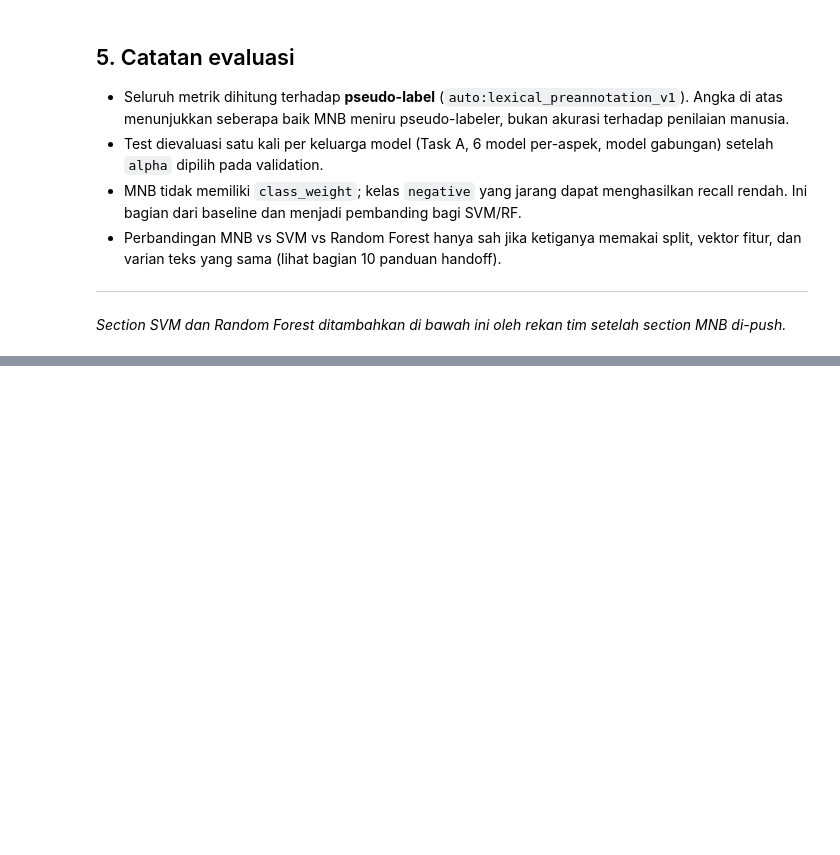
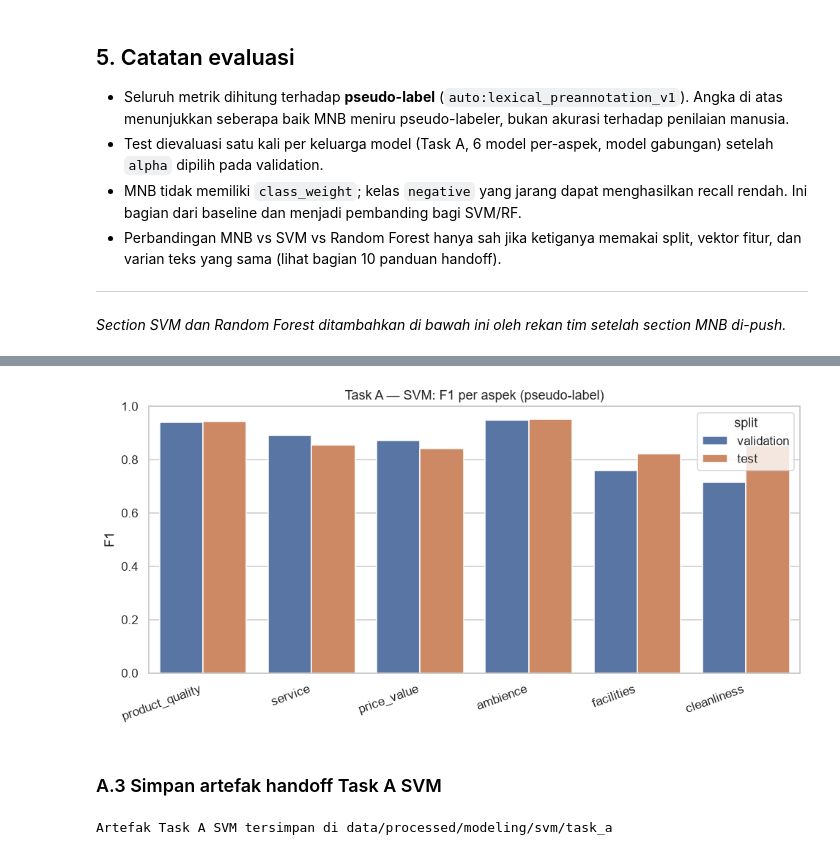
Before and after one commit to Hafizh220705/brewscope-coffee-insights, a Jupyter notebook: notebooks/03_modeling_all_models.ipynb, the cells around one changed output, grey strips where cells are left out. Saved outputs shown, nothing was run; the diff lists cells and outputs as text; code cells hidden in the pictures; blank space fills up the shorter version.

Commit message:
feat: svm model

```diff
--- a/notebooks/03_modeling_all_models.ipynb
+++ b/notebooks/03_modeling_all_models.ipynb
@@ -925,0 +987,22 @@ Semua pemeriksaan lolos.
+# %%
+model_a_svm = OneVsRestClassifier(
+    LinearSVC(C=A_SVM_C, class_weight="balanced", random_state=SVM_RANDOM_STATE, max_iter=5000),
+).fit(A_X["train"], A_Y["train"])
+
+A_svm_pred = {split: model_a_svm.predict(A_X[split]) for split in ("validation", "test")}
+
+a_svm_metrics = pd.concat(
+    [task_a_metrics(A_Y[split], A_svm_pred[split], split) for split in ("validation", "test")],
+    ignore_index=True,
+)
+display(a_svm_metrics[a_svm_metrics["split"] == "test"].round(4))
+print("Validation (untuk perbandingan):")
+display(a_svm_metrics[(a_svm_metrics["split"] == "validation") & a_svm_metrics["aspect"].str.endswith("avg")].round(4))
+
+a_svm_metrics.to_csv(SVM_TABLES_DIR / "task_a_metrics.csv", index=False)
+
+a_svm_predictions = pd.DataFrame({"review_id": A["test"]["review_id"]})
+for i, aspect in enumerate(ASPECTS):
+    a_svm_predictions[f"pred_{aspect}"] = A_svm_pred["test"][:, i]
+a_svm_predictions["split"] = "test"
+a_svm_predictions.to_csv(SVM_TABLES_DIR / "task_a_test_predictions.csv", index=False)
@@ -925,0 +1023,21 @@ Semua pemeriksaan lolos.
+# %%
+plot_df = a_svm_metrics[~a_svm_metrics["aspect"].str.endswith("avg")]
+fig, ax = plt.subplots(figsize=(9, 4.5))
+sns.barplot(data=plot_df, x="aspect", y="f1", hue="split", ax=ax)
+ax.set_title("Task A — SVM: F1 per aspek (pseudo-label)")
+ax.set_xlabel("")
+ax.set_ylabel("F1")
+ax.set_ylim(0, 1)
+plt.setp(ax.get_xticklabels(), rotation=20, ha="right")
+fig.tight_layout()
+fig.savefig(SVM_FIGURES_DIR / "task_a_f1_per_aspect.png", dpi=300)
+plt.show()
+# %% [output]
+[figure, added]
+# %% [markdown]
+### A.3 Simpan artefak handoff Task A SVM
+# %%
+joblib.dump(model_a_svm, SVM_A_DIR / "model_svm.joblib")
+print("Artefak Task A SVM tersimpan di", SVM_A_DIR.relative_to(PROJECT_ROOT).as_posix())
+# %% [output]
+Artefak Task A SVM tersimpan di data/processed/modeling/svm/task_a
```
Also changed, not shown: parts of 23 cells of this notebook, 22 other files.
